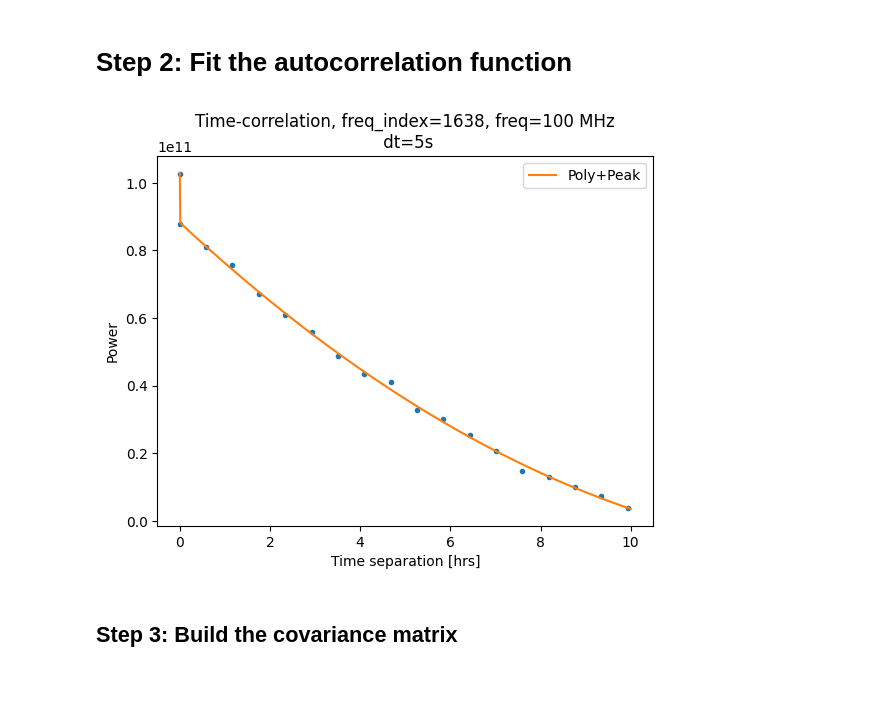
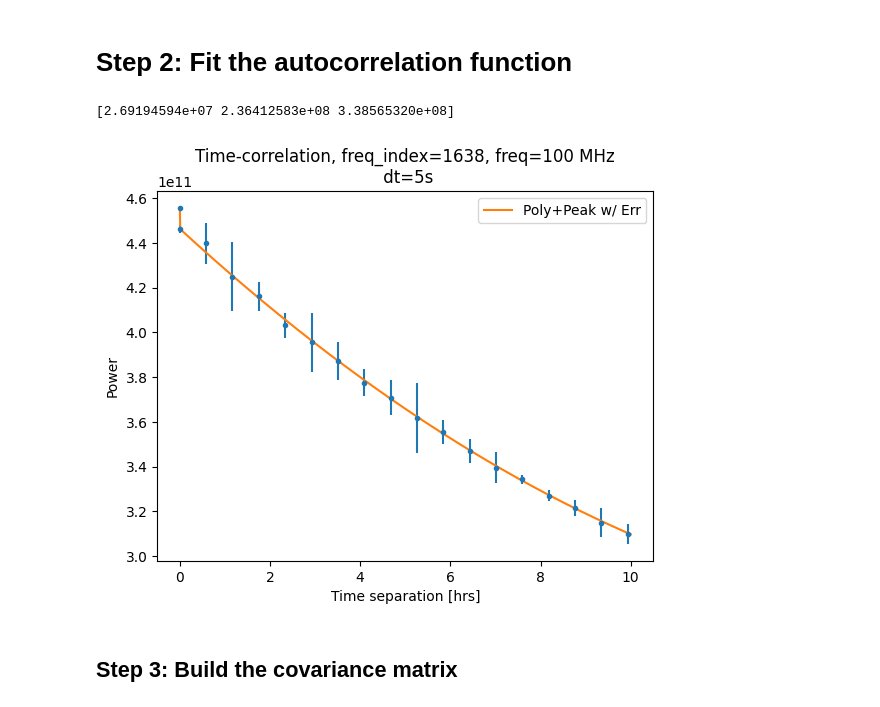
Before and after one commit to PRIZM-Experiment/prizm-calibration, a Jupyter notebook: Kriging.ipynb, the cells around one changed output. Cells and saved outputs as stored; diff of their text form; code cells hidden in the pictures.

```diff
--- a/Kriging.ipynb
+++ b/Kriging.ipynb
@@ -163,5 +152,5 @@ from scipy.signal import find_peaks
 # %%
-'''Smoothing the ACF by binning, but keeping the dt=0 bin/peak intact!'''
+'''Smoothing the ACF by binning, but keeping the dt=0 bin/peak intact! -- NON AVERAGED DATA'''
 # Separate the current dt values into bins within a few minutes of each other, I think this normally corresponds to data taken during the same rotation through calibrators before going back to antenna
 
 # binwidth = 60*5 # 5 minute bins, 5*60 seconds time difference to be considered in the same bin
@@ -176,7 +165,7 @@ tsteps = np.diff(time_values)
 bin_size = 60*5
 
 # Create bin edges based on big jumps in the timestep between subsequent measurements
-bins = find_peaks(tsteps,height=60)[0] # bin edges, minimum jump is 60
+bins = np.where(tsteps>5*60)[0]
 # print(bins)
 
 # Split
@@ -185,11 +174,13 @@ bin_acf_groups = np.split(acf_values,bins+1,axis=0)
 
 t_binavg = []
 acf_binavg = []
+acf_binstd = []
 largest_binwidth = 0
 
 for i in range(len(bin_tgroups)):
     t_binavg.append(np.mean(bin_tgroups[i]))
     acf_binavg.append(np.mean(bin_acf_groups[i]))
+    acf_binstd.append(np.std(bin_acf_groups[i]))
     if (bin_tgroups[i][-1]-bin_tgroups[i][0]) > 5*60:
         print('bin larger than 5 minutes:',bin_tgroups[i][-1]-bin_tgroups[i][0])
     if (bin_tgroups[i][-1]-bin_tgroups[i][0] > largest_binwidth):
@@ -202,13 +193,19 @@ print(largest_bini)
 # Print the results
 smoothed_times = np.concatenate(([0],t_binavg))
 smoothed_acf = np.concatenate(([zerobin],acf_binavg))
+smoothed_std = np.concatenate(([0],acf_binstd))
+print(smoothed_std.shape)
+print(smoothed_acf.shape)
 # print("Average time for non-empty bins:", smoothed_times)
 # print("Average acf value for non-empty bins:", smoothed_acf)
 
-plt.plot(smoothed_times[smoothed_times<10*3600]/3600,smoothed_acf[smoothed_times<10*3600],'.')
+plt.errorbar(x=smoothed_times[smoothed_times<50*3600]/3600,y=smoothed_acf[smoothed_times<50*3600],yerr=smoothed_std[smoothed_times<50*3600],marker='.',ls='None',label='non-avgd data')
 # plt.plot(smoothed_times/3600,smoothed_acf,'.')
-plt.title('Smoothed ACF in <='+str(largest_binwidth/60)+' minute bins')
+
+plt.legend()
+plt.title('Smoothed ACF computed from non-averaged data')
 plt.xlabel('Time Separation dt [hrs]')
 plt.ylabel('Power')
+
 plt.show()
 # %% [output]
@@ -271,15 +268,22 @@ def ACF_wgn(dt):
 # %%
 # plt.plot(tvec2[mm2][tvec2[mm2]<dtmax]/3600,(tot2[mm2]/wt2[mm2])[tvec2[mm2]<dtmax],'.',label='ACF Data, with dt=0 bin')
 # plt.plot(tvec[mm][tvec[mm]<dtmax]/3600,(tot[mm]/wt[mm])[tvec[mm]<dtmax],'.',label='ACF Data, no dt=0 bin')
-plt.plot(smoothed_times[smoothed_times<10*3600]/3600,smoothed_acf[smoothed_times<10*3600],'.')
+# plt.plot(smoothed_times[smoothed_times<10*3600]/3600,smoothed_acf[smoothed_times<10*3600],'.')
+plt.errorbar(x=smoothed_times[smoothed_times<10*3600]/3600,y=smoothed_acf[smoothed_times<10*3600],yerr=smoothed_std[smoothed_times<10*3600],marker='.',ls='None')
 
 tfitvec = np.linspace(0,dtmax/3600,1000)
 
 # Do the fit:
 
 # ------------ parabola from 0< to 10, add peak height at dt=0
-c = np.polyfit(x=smoothed_times[(0<smoothed_times)&(smoothed_times<10*3600)]/3600,y=smoothed_acf[(0<smoothed_times)&(smoothed_times<10*3600)],deg=2)
-polyfunc = np.poly1d(c)
+# c, cov = np.polyfit(x=smoothed_times[(0<smoothed_times)&(smoothed_times<10*3600)]/3600,y=smoothed_acf[(0<smoothed_times)&(smoothed_times<10*3600)],deg=2,cov=True)
+# polyfunc = np.poly1d(c)
+# print(np.diag(cov)**(1/2))
+
+c_errs, coverrs = np.polyfit(x=smoothed_times[(0<smoothed_times)&(smoothed_times<10*3600)]/3600,y=smoothed_acf[(0<smoothed_times)&(smoothed_times<10*3600)],
+                    w=1/smoothed_std[(0<smoothed_times)&(smoothed_times<10*3600)],deg=2,cov=True)
+polyfunc_witherrs = np.poly1d(c_errs)
+print(np.diag(coverrs)**(1/2))
 
 zeropeak_height = abs(smoothed_acf[0] - smoothed_acf[1])
 
@@ -293,41 +297,42 @@ def delta_function(x, location=0, amplitude=zeropeak_height, width=1):
     return delta
 
 def ACF_func(dt):
-    return polyfunc(dt) + delta_function(dt)
+    return polyfunc_witherrs(dt) + delta_function(dt,amplitude=zeropeak_height)
 
-plt.plot(tfitvec,ACF_func(tfitvec),label='Poly+Peak')
+plt.plot(tfitvec,ACF_func(tfitvec),label='Poly+Peak w/ Err')
 # ---------------------------------------------------
 
 # ------------ exp or linear
 
 # popt2, pcov2 = scipy.optimize.curve_fit(f=linfunc,xdata=smoothed_times[smoothed_times<dtmax]/3600,ydata=smoothed_acf[smoothed_times<dtmax],p0=[-6e10/8,9.1e10])
 # plt.plot(tfitvec,linfunc(tfitvec,popt2[0],popt2[1]),label='Linear Fit, with dt=0 bin')
 # popt2, pcov2 = scipy.optimize.curve_fit(f=expfunc,xdata=smoothed_times[smoothed_times<dtmax]/3600,ydata=smoothed_acf[smoothed_times<dtmax],p0=[9.1e10,4])
 # plt.plot(tfitvec,expfunc(tfitvec,popt2[0],popt2[1]),label='Exp Fit')
 # # popt, pcov = scipy.optimize.curve_fit(f=expabsfunc,xdata=tvec[mm][tvec[mm]<dtmax]/3600,ydata=(tot[mm]/wt[mm])[tvec[mm]<dtmax],p0=[9.1e10,4])
 # # plt.plot(tfitvec,expabsfunc(tfitvec,popt[0],popt[1]),label='Exp Fit')
 
 # print(popt)
 # print(popt2)
 # ACF_func = ACF_fit(popt2[0],popt2[1],functype='linear') # currently using version with dt=0 included
 
 # ------------------------------------------
 
 
 # ---------------- using np.polyfit
 # c = np.polyfit(x=smoothed_times[smoothed_times<dtmax]/3600,y=smoothed_acf[smoothed_times<dtmax],deg=4)
 # ACF_func = np.poly1d(c)
 # plt.plot(tfitvec,ACF_func(tfitvec),label='Poly')
 # ----------------------------------------------
 
 
 plt.ylabel('Power')
 plt.xlabel('Time separation [hrs]')
 plt.title('Time-correlation, freq_index='+str(freq_index)+', freq='+str(freq)+' MHz\n dt='+str(dt)+'s')
 plt.legend()
 plt.show()
 # %% [output]
+[2.69194594e+07 2.36412583e+08 3.38565320e+08]
-[figure, old version]
+[figure, new version]
 # %% [markdown]
 ## Step 3: Build the covariance matrix
 # %%
```
Also changed, not shown: parts of 17 cells of this notebook, 3 other files.
